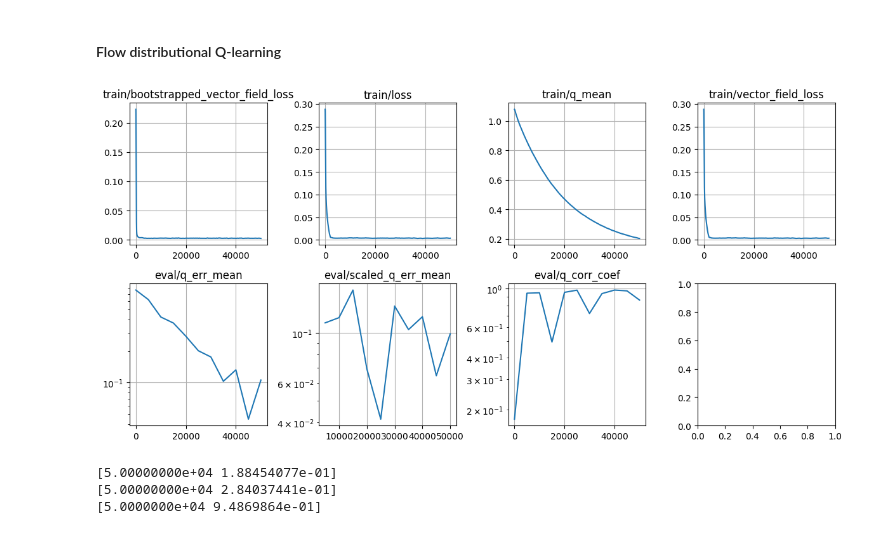
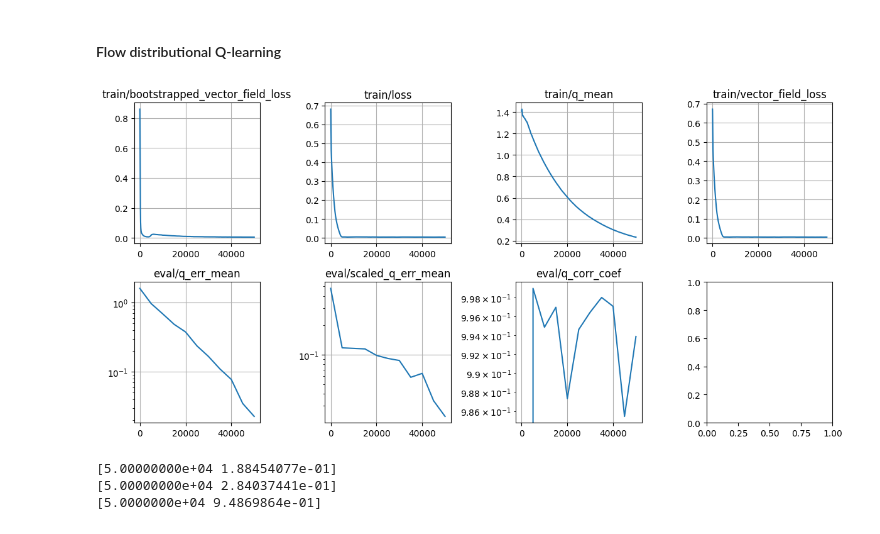
Before and after one commit to chongyi-zheng/ogbench, a Jupyter notebook: notebooks/2025_07_03_RiverSwim_sarsa.ipynb, the cells around one changed output. Drawn from its saved outputs; the diff is of its cells as text; code cells hidden in the pictures.

```diff
--- a/notebooks/2025_07_03_RiverSwim_sarsa.ipynb
+++ b/notebooks/2025_07_03_RiverSwim_sarsa.ipynb
@@ -501,7 +501,7 @@ class CriticVectorField(nn.Module):
 # %%
 batch_size = 1024
 tau = 0.005
-lam = 0.0
+lam = 0.01
 num_flow_steps = 10
 num_iterations = 50_000
 eval_interval = 5_000
@@ -620,16 +620,24 @@ def loss_fn(params, target_params, batch, rng):
 
   vector_field = critic_vf.apply(
     params, transformed_noisy_returns, times, batch['observations'], batch['actions'])
+  next_vector_field = critic_vf.apply(
+    params, noisy_next_returns, times, batch['next_observations'], next_actions)
+  target_vector_field = critic_vf.apply(
+    target_params, transformed_noisy_returns, times, batch['observations'], batch['actions'])
   target_next_vector_field = critic_vf.apply(
     target_params, noisy_next_returns, times, batch['next_observations'], next_actions)
-  bootstrapped_vector_field_loss = jnp.mean((vector_field - target_next_vector_field) ** 2)
+  bootstrapped_vector_field_loss = jnp.mean((vector_field - target_next_vector_field) ** 2 +
+                                            (next_vector_field - target_vector_field) ** 2)
 
   loss = vector_field_loss + lam * bootstrapped_vector_field_loss
 
   # Additional metrics for logging.
   q_noises = jax.random.uniform(q_rng, (batch_size, 1))
-  q = compute_flow_returns(
-    params, q_noises, batch['observations'], batch['actions'])
+  # q = compute_flow_returns(
+  #   params, q_noises, batch['observations'], batch['actions'])
+  q = (q_noises + critic_vf.apply(
+    params, q_noises, jnp.zeros((batch_size, 1)),
+    batch['observations'], batch['actions']))
 
   info = {
     'loss': loss,
@@ -640,7 +648,7 @@ def loss_fn(params, target_params, batch, rng):
 
   return loss, info
 
-optimizer = splus(learning_rate=3e-4 * 512 * 2)
+optimizer = splus(learning_rate=5e-4 * 512 * 2)
 opt_state = optimizer.init(critic_vf_params)
 grad_fn = jax.value_and_grad(loss_fn, has_aux=True)
 
@@ -663,8 +671,11 @@ def evaluate_fn(params, rng):
 
   rng, q_rng = jax.random.split(rng)
   q_noises = jax.random.uniform(q_rng, (obs.shape[0], 1))
-  q = compute_flow_returns(
-    params, q_noises, obs, actions)
+  # q = compute_flow_returns(
+  #   params, q_noises, obs, actions)
+  q = (q_noises + critic_vf.apply(
+    params, q_noises, jnp.zeros((obs.shape[0], 1)),
+    obs, actions))
   q = q.reshape(env.num_states, env.num_actions)
   scaled_q = q * (behavioral_q / q).mean()
   q_err_mean = jnp.mean(np.abs(q - behavioral_q))
@@ -679,34 +690,34 @@ def evaluate_fn(params, rng):
 
   return info
 
 metrics = defaultdict(list)
 for i in tqdm.trange(1, num_iterations + 1):
   key, train_key = jax.random.split(key)
   batch = sample_batch(batch_size)
 
   critic_vf_params, target_critic_vf_params, opt_state, loss, info = update_fn(
     critic_vf_params, target_critic_vf_params, opt_state, batch, train_key)
 
   for k, v in info.items():
     metrics['train/' + k].append(
       np.array([i, v])
     )
 
   if i == 1 or i % eval_interval == 0:
     key, eval_key = jax.random.split(key)
     eval_info = evaluate_fn(critic_vf_params, eval_key)
     for k, v in eval_info.items():
       metrics['eval/' + k].append(
         np.array([i, v])
       )
 
   if i == 1 or i % log_interval == 0:
     plot_metrics(metrics, logyscale_stats=['eval/q_err_mean', 'eval/scaled_q_err_mean', 'eval/q_corr_coef'])
     display.clear_output(wait=True)
     plt.tight_layout()
     plt.show()
 # %% [output]
-[figure, old version]
+[figure, new version]
 # %%
 print(metrics['eval/q_err_mean'][-1])
 print(metrics['eval/scaled_q_err_mean'][-1])
```
Also changed, not shown: 1 other file.
